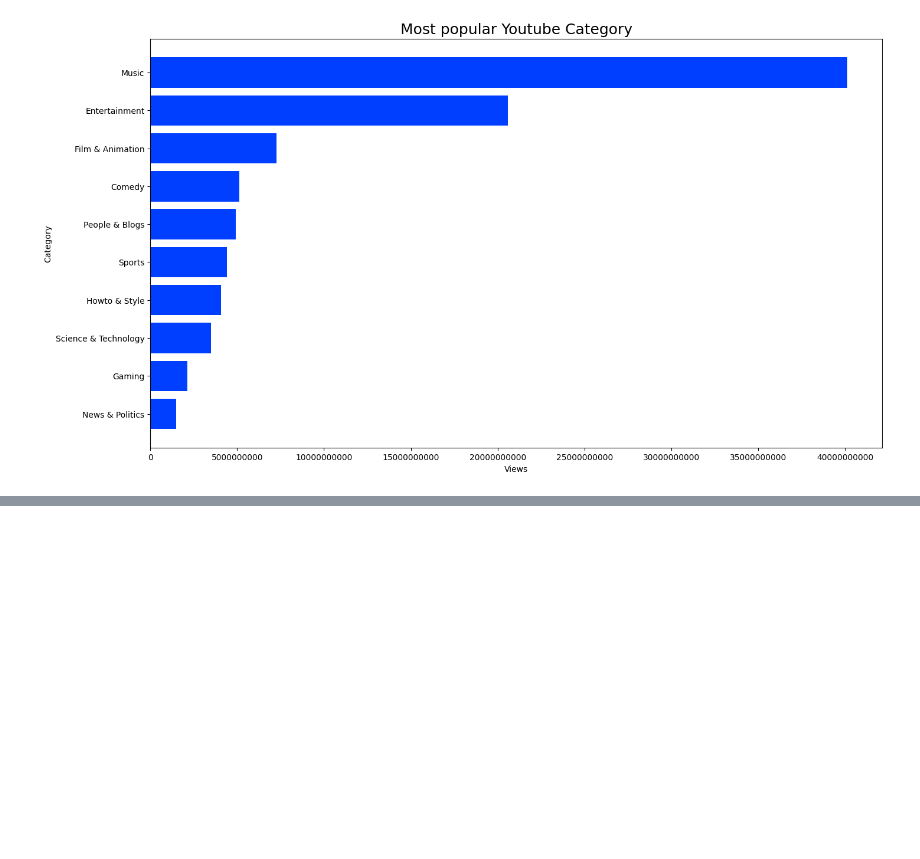
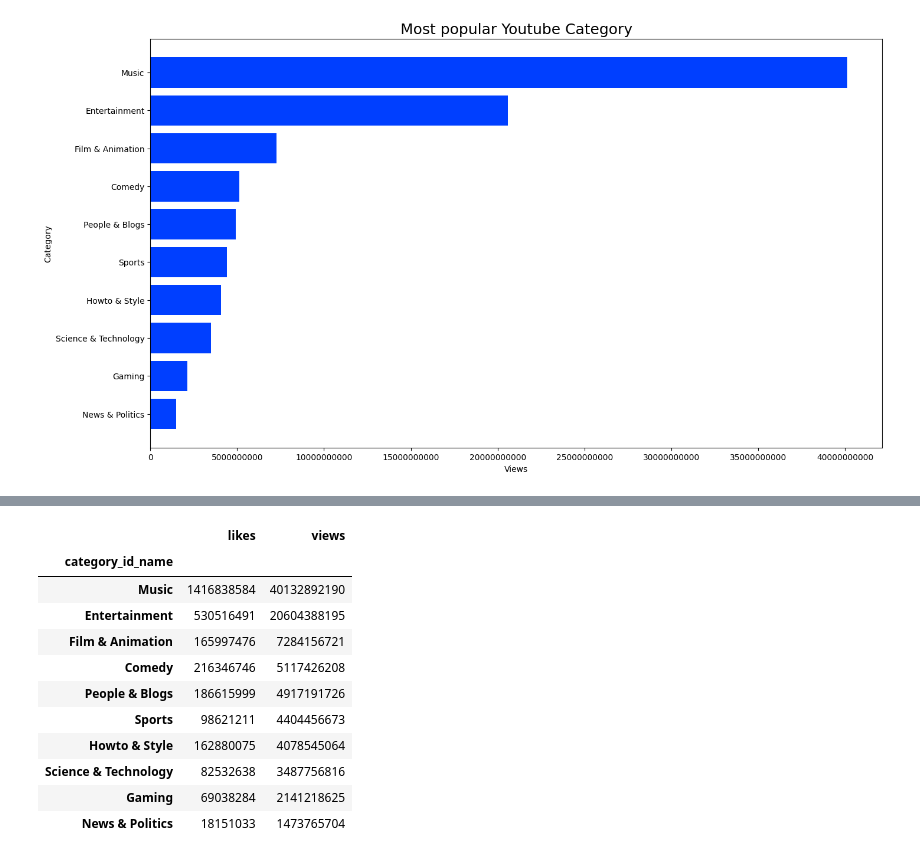
Before and after one commit to morgancoad/pandas-eda-casestudy-overview, a Jupyter notebook: notebooks/test_youtube.ipynb, the cells around one changed output, grey strips where cells are left out. Saved outputs shown, nothing was run; the diff lists cells and outputs as text; code cells hidden in the pictures; blank space fills up the shorter version.

```diff
--- a/notebooks/test_youtube.ipynb
+++ b/notebooks/test_youtube.ipynb
@@ -339,0 +355,21 @@ plt.show()
+# %%
+id_list_all_vars = id_list[[
+                'category_id_name',
+                'likes',
+                'views',
+                            ]]
+id_list_all_vars = id_list_all_vars.set_index('category_id_name')
+id_list_all_vars.sort_values(by='views',ascending=False)
+# %% [output]
+|  | likes | views |
+| category_id_name |  |  |
+| Music | 1416838584 | 40132892190 |
+| Entertainment | 530516491 | 20604388195 |
+| Film & Animation | 165997476 | 7284156721 |
+| Comedy | 216346746 | 5117426208 |
+| People & Blogs | 186615999 | 4917191726 |
+| Sports | 98621211 | 4404456673 |
+| Howto & Style | 162880075 | 4078545064 |
+| Science & Technology | 82532638 | 3487756816 |
+| Gaming | 69038284 | 2141218625 |
+| News & Politics | 18151033 | 1473765704 |
```
Also changed, not shown: parts of 9 cells of this notebook, 1 other file.
